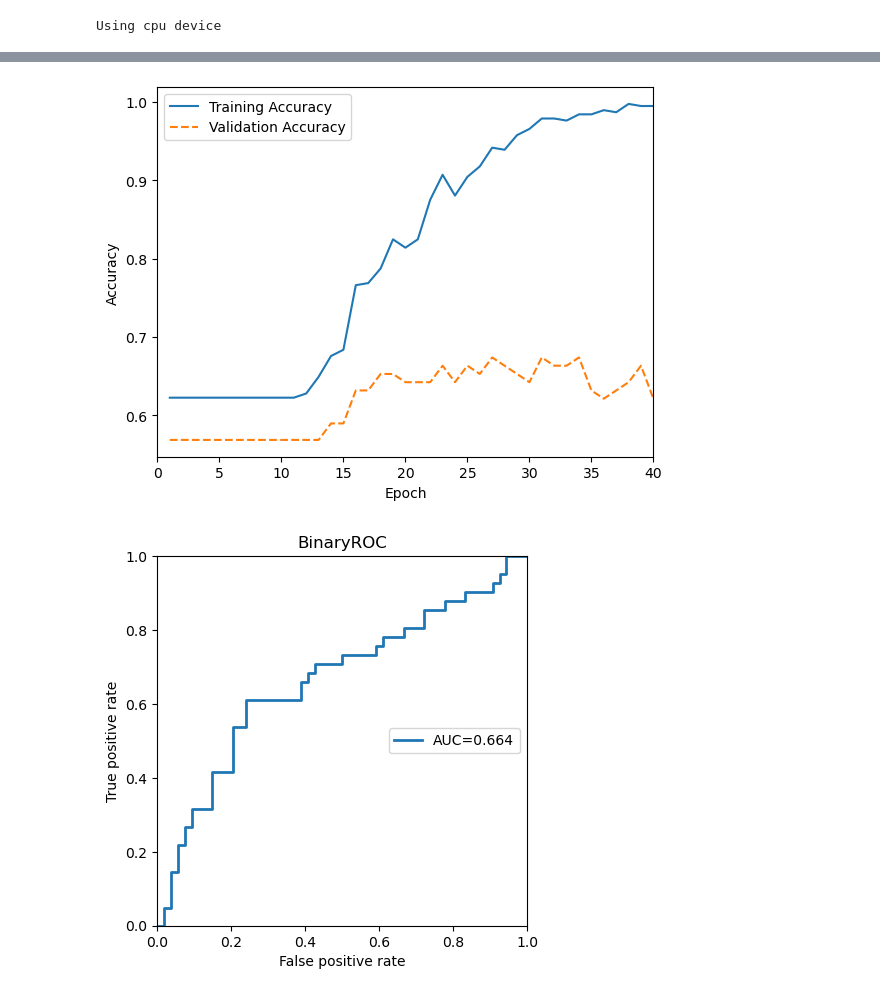
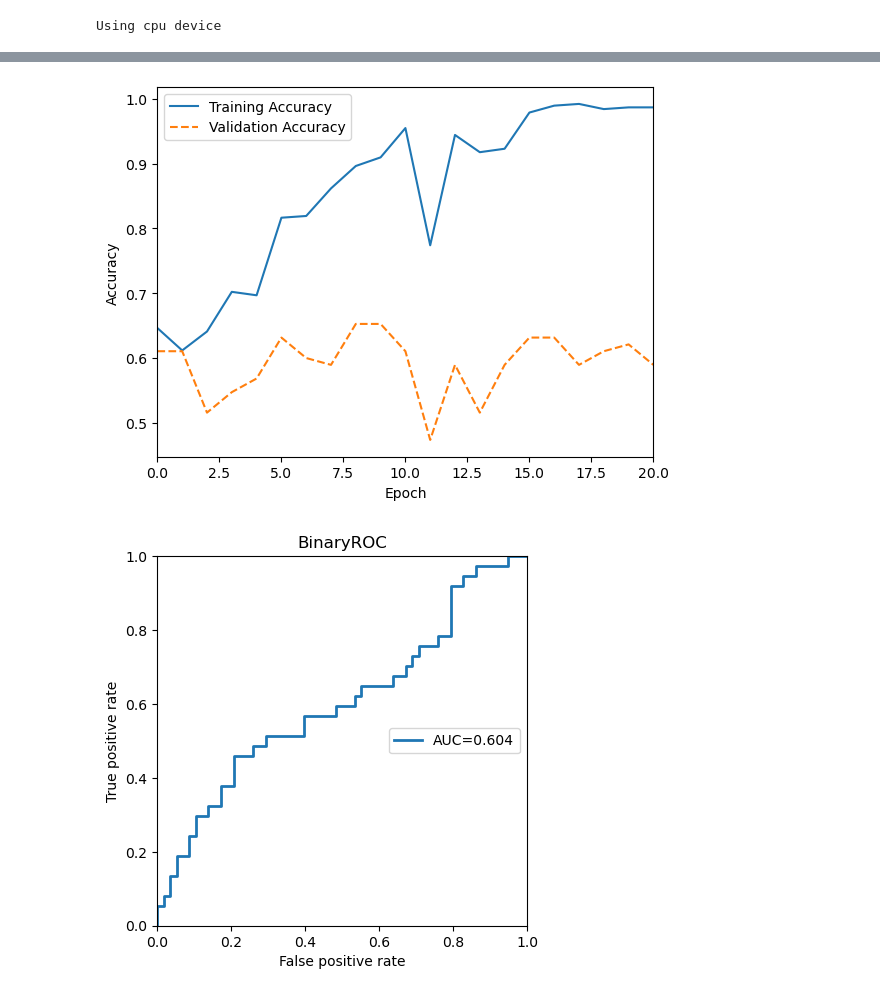
Before and after one commit to GiebatG/Psychosis-classification-with-rsfMRI, a Jupyter notebook: Project.ipynb, the cells around one changed output, grey strips where cells are left out. Saved outputs shown, nothing was run; the diff lists cells and outputs as text; code cells hidden in the pictures.

```diff
--- a/Project.ipynb
+++ b/Project.ipynb
@@ -128,0 +154,3 @@ np.count_nonzero(targets)#/len(train_targets)
+# %%
+pos_weight = (len(targets)-np.count_nonzero(targets))/np.count_nonzero(targets)
+pos_weight
@@ -173,5 +234,9 @@ class MLP(nn.Module):
         x = self.dropout(x)
         x = self.act3(self.layer3(x))
         x = self.dropout(x)
-        x = self.sigmoid(self.output(x))
+        if self.training:
+            x = self.output(x)
+        elif not self.training:
+            x = self.output(x)
+            x = self.sigmoid(x)
         return x
@@ -193,4 +243,4 @@ MLP(
 # %%
-mlp_train, mlp_test = train_test_split(mlp_data, test_size=0.2)
+mlp_train, mlp_test = train_test_split(mlp_data, test_size=0.2, stratify=targets)
 mlp_train_loader = DataLoader(mlp_train, batch_size=32, shuffle=True)
 mlp_test_loader = DataLoader(mlp_test, batch_size=32, shuffle=False)
@@ -198,8 +263,8 @@ mlp_test_loader = DataLoader(mlp_test, batch_size=32, shuffle=False)
 def model_train(model, train_loader):
     model.train()
 
-    loss_fn = nn.BCELoss()  # binary cross entropy
-    optimizer = torch.optim.Adam(model.parameters(), lr=0.0001)
+    loss_fn = nn.BCEWithLogitsLoss(pos_weight=torch.tensor(pos_weight, dtype=torch.float32))
+    optimizer = torch.optim.Adam(model.parameters(), lr=0.001)
 
     for fnc, target in train_loader:
         y_pred = model(fnc)
@@ -215,20 +280,21 @@ def test(model, loader):
     model.eval()
 
     correct = 0
-    for fnc, target in loader:  # Iterate in batches over the training/test dataset.
+    for fnc, target in loader:
        y_pred = model(fnc)
-       #  pred = torch.where(out > 0.5, 1., 0.)  # Use the class with highest probability.
-       correct += int((y_pred.round() == target).sum())  # Check against ground-truth labels.
-    return correct / len(loader.dataset)  # Derive ratio of correct predictions.
+       correct += int((y_pred.round() == target).sum())
+    return correct / len(loader.dataset)
 
 train_acc_list = []
 test_acc_list = []
-epochs = 41
-for epoch in range(1, epochs):
+epochs = 21
+for epoch in range(0, epochs):
     model_train(mlp_model, mlp_train_loader)
     train_acc = test(mlp_model, mlp_train_loader)
     test_acc = test(mlp_model, mlp_test_loader)
     train_acc_list.append(train_acc)
     test_acc_list.append(test_acc)
+    acc, f1, auc, sens, spec, precision = get_metrics(mlp_model, mlp_test_loader)
     print(f'Epoch: {epoch:03d}, Train Acc: {train_acc:.4f}, Test Acc: {test_acc:.4f}')
+    print(f'Acc: {acc:.4f}, F1: {f1:.4f}, AUC: {auc:.4f}, Sens: {sens:.4f}, Spec: {spec:.4f}, Precision: {precision:.4f}')
 # %% [output]
@@ -252,27 +318,31 @@ Epoch: 040, Train Acc: 0.9947, Test Acc: 0.6211
 # %%
-def plot_training(epochs, train_losses, val_losses, benchmark=None):
+def plot_training(epochs, train_losses, val_losses):
     """Plot the training and validation losses."""
-    plt.plot(range(1,epochs), train_losses, label="Training Accuracy")
-    plt.plot(range(1,epochs), val_losses, "--", label="Validation Accuracy")
-    # plt.plot([0, epochs - 1], [benchmark, benchmark], ":k", label="Benchmark")
+    plt.plot(range(epochs), train_losses, label="Training Accuracy")
+    plt.plot(range(epochs), val_losses, "--", label="Validation Accuracy")
     plt.xlabel("Epoch")
     plt.xlim([0, epochs - 1])
     plt.ylabel("Accuracy")
     plt.legend()
     plt.show()
 
 plot_training(epochs, train_acc_list, test_acc_list)
 # %% [output]
-[figure, old version]
+[figure, new version]
 # %%
-import torchmetrics as tm
-
-def plot_roc(model, loader):
+def plot_roc(model, loader, model_name="MLP"):
     model.eval()
     """Plot ROC curve."""
-    roc = tm.ROC(task="binary")
-    for fnc, target in loader:
-        roc.update(model(fnc), target.long())
+    roc = torchmetrics.ROC(task="binary")
+    if model_name == "MLP":
+        for fnc, target in loader:
+            roc.update(model(fnc), target.long())
+    elif model_name == "GCN":
+        for data in loader:
+            out = model(data.x, data.edge_index, data.batch)
+            roc.update(out, data.y.unsqueeze(-1).long())
+    else:
+        raise ValueError("Unknown model name")
 
     fig, ax = roc.plot(score=True)
     ax.grid(False)
@@ -284,4 +354,4 @@ def plot_roc(model, loader):
 
 plot_roc(mlp_model, mlp_test_loader)
 # %% [output]
-[figure, old version]
+[figure, new version]
```
Also changed, not shown: parts of 25 cells of this notebook, 1 other file.
